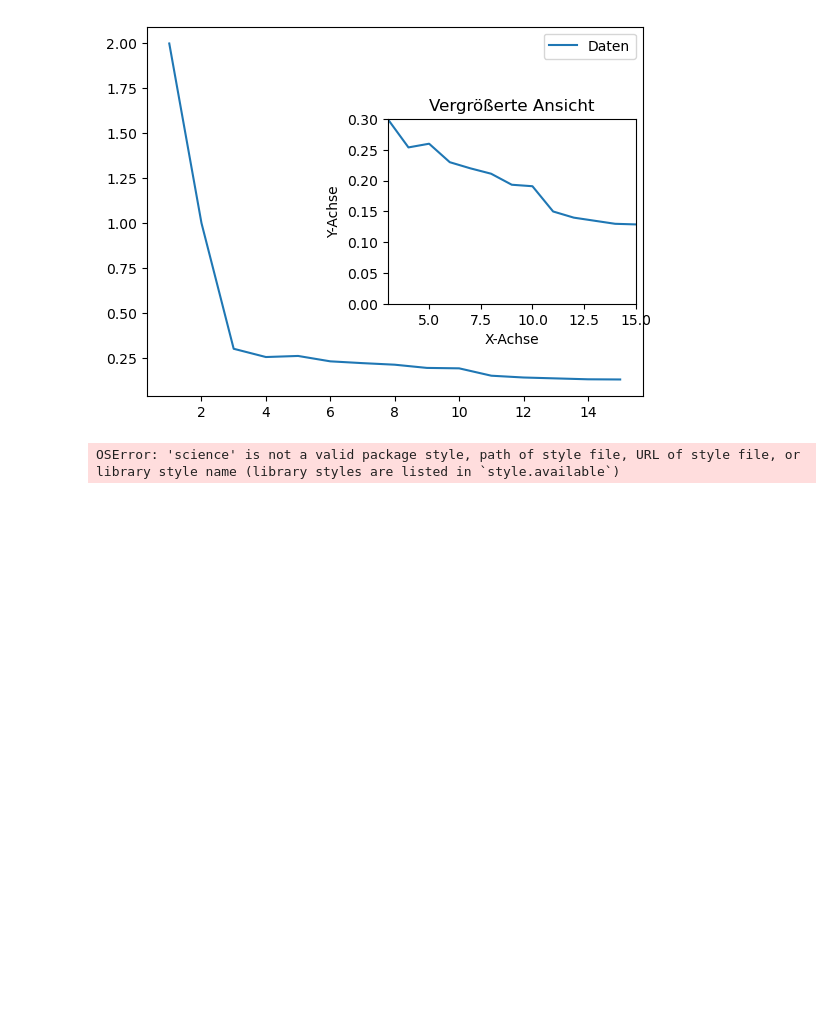
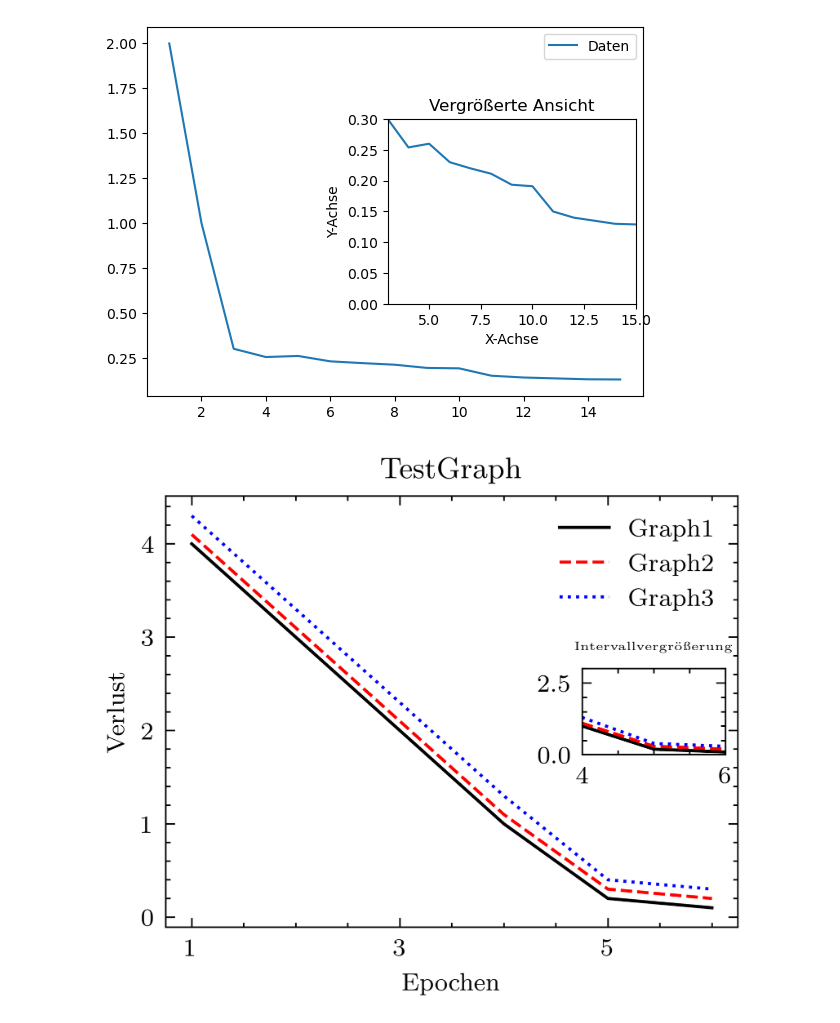
Before and after one commit to hosthans/ba_code, a Jupyter notebook: reinforcment_based/test.ipynb, the cells around one changed output. Saved outputs shown, nothing was run; the diff lists cells and outputs as text; code cells hidden in the pictures; blank space fills up the shorter version.

```diff
--- a/reinforcment_based/test.ipynb
+++ b/reinforcment_based/test.ipynb
@@ -117,6 +117,7 @@ plt.show()
 import matplotlib.pyplot as plt
 from mpl_toolkits.axes_grid1.inset_locator import inset_axes
 import numpy as np
+import scienceplots
 
 def sciencePlot(save_path: str = None, legend: bool = True, plot_title: str = "Titel", x_label: str = "X", y_label: str = "Y", graphs: list = None, inset_xlim=None, inset_ylim=None):
     """
@@ -130,39 +131,36 @@ def sciencePlot(save_path: str = None, legend: bool = True, plot_title: str = "T
 
     ####################
     # set style
-    # plt.style.use(["science", "ieee"])
+    plt.style.use(["science", "ieee"])
     ####################
 
     fig, ax = plt.subplots()
 
     for graph in graphs:
-        ax.plot(graph[1], graph[2], label=graph[0])
-
-    ax.set_xlabel(x_label)
-    ax.set_ylabel(y_label)
-
-    if legend:
-        ax.legend()
-
-    ax.grid(False)
-    ax.set_title(plot_title)
+        plt.plot(graph[1], graph[2], label=graph[0])
+    plt.xlabel(x_label)
+    plt.ylabel(y_label)
+    if legend == True:
+        plt.legend()
+    plt.grid(False)
+    plt.title(plot_title)
 
     # Set x ticks
-    x_ticks = np.arange(np.floor(graphs[0][1].min()), np.ceil(graphs[0][1].max()) + 1, 2)
-    ax.set_xticks(x_ticks)
+    x_ticks = np.arange(np.floor(np.array(graphs[0][1]).min()), np.ceil(np.array(graphs[0][1]).max()) + 1, 2)
+    plt.xticks(x_ticks)
 
     # Add inset plot
     if inset_xlim is not None and inset_ylim is not None:
-        axins = inset_axes(ax, width='50%', height='50%', loc='upper right')
+        axins = inset_axes(ax, width='25%', height='20%', loc='right')
         axins.set_xlim(inset_xlim[0], inset_xlim[1])
         axins.set_ylim(inset_ylim[0], inset_ylim[1])
 
         for graph in graphs:
             axins.plot(graph[1], graph[2], label=graph[0])
 
-        axins.set_xlabel('X-Achse')
-        axins.set_ylabel('Y-Achse')
-        axins.set_title('Vergrößerte Ansicht')
+        # axins.set_xlabel('X-Achse')
+        # axins.set_ylabel('Y-Achse')
+        axins.set_title('Intervallvergrößerung', fontsize=4)
 
     if save_path is not None:
         plt.savefig(save_path, format='png')
@@ -178,6 +176,6 @@ graph.append(graph1)
 graph.append(graph2)
 graph.append(graph3)
 # %%
-sciencePlot(plot_title="TestGraph", x_label="Epochen", y_label="Verlust", graphs=graph, inset_xlim=3, inset_ylim=3)
+sciencePlot(plot_title="TestGraph", x_label="Epochen", y_label="Verlust", graphs=graph, inset_xlim=[4,6], inset_ylim=[0, 3])
 # %% [output]
-OSError: 'science' is not a valid package style, path of style file, URL of style file, or library style name (library styles are listed in `style.available`)
+[figure, added]
```
Also changed, not shown: 3 other files.
